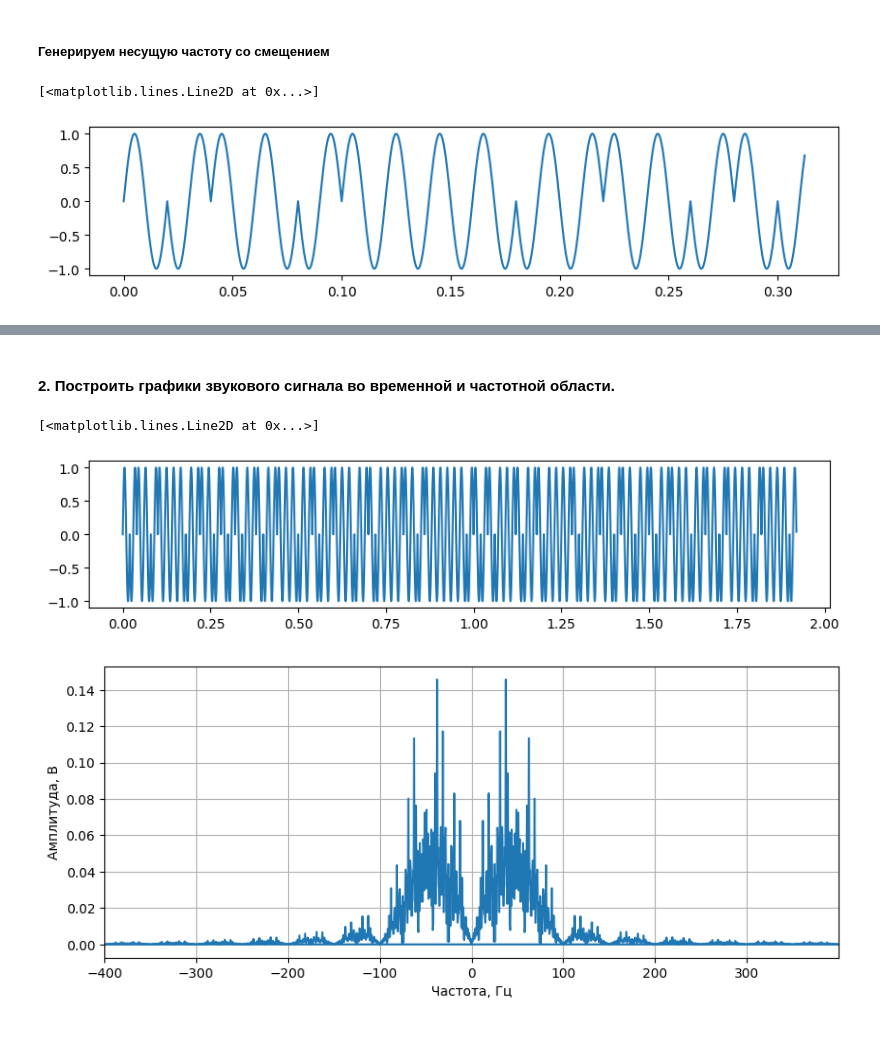
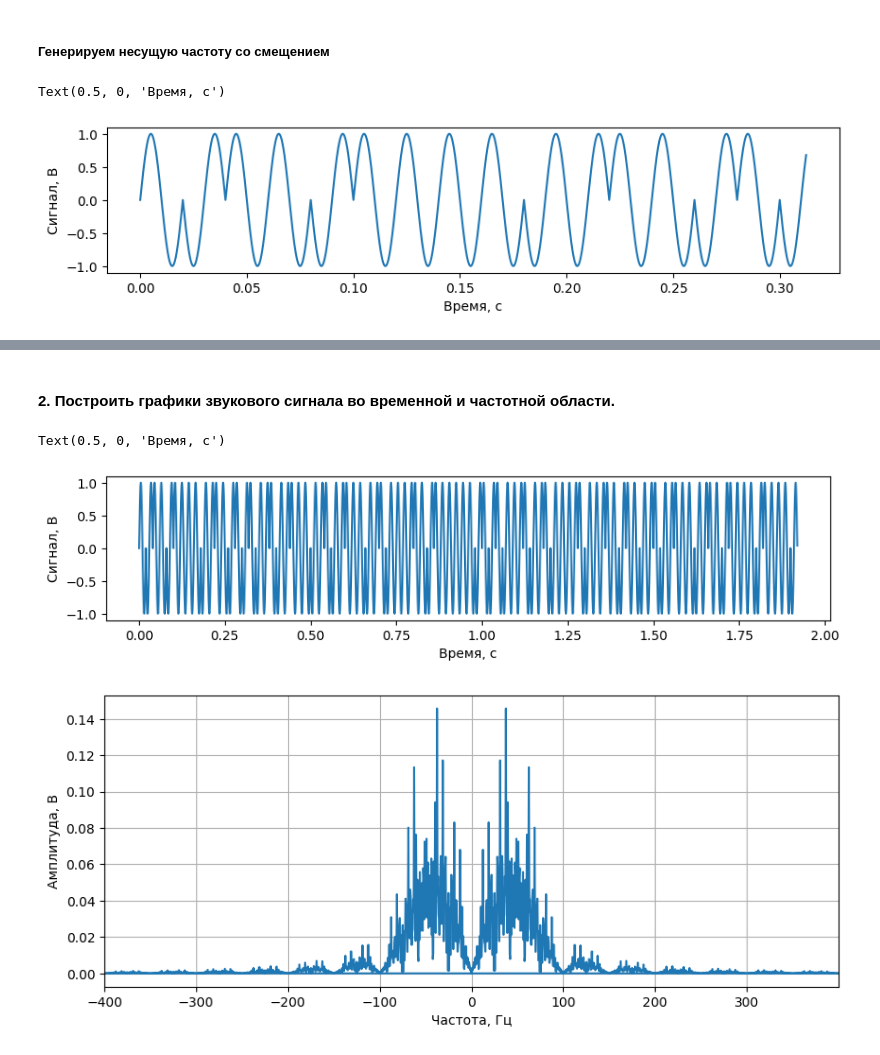
Before and after one commit to ekinohito/signals, a Jupyter notebook: lab_7/lab.ipynb, the cells around one changed output, grey strips where cells are left out. Drawn from its saved outputs; the diff is of its cells as text; code cells hidden in the pictures.

```diff
--- a/lab_7/lab.ipynb
+++ b/lab_7/lab.ipynb
@@ -54,11 +54,13 @@ plt.plot(time, phase_shifts)
 # %%
 signal = np.sin(2 * np.pi * carrier_freq * time + phase_shifts)
 
 plt.figure(figsize=(10, 2))
 plt.plot(time[:2500], signal[:2500])
+plt.ylabel('Сигнал, В')
+plt.xlabel('Время, с')
 # %% [output]
-[<matplotlib.lines.Line2D at 0x...>]
+Text(0.5, 0, 'Время, с')
-[figure, old version]
+[figure, new version]
 # %%
 from soundfile import write
 from IPython.display import Audio
@@ -73,9 +75,11 @@ Audio('signal.wav') # Как звучит!
 # %%
 plt.figure(figsize=(10, 2))
 plt.plot(time, signal)
+plt.ylabel('Сигнал, В')
+plt.xlabel('Время, с')
 # %% [output]
-[<matplotlib.lines.Line2D at 0x...>]
+Text(0.5, 0, 'Время, с')
-[figure, old version]
+[figure, new version]
 # %%
 from scipy.fft import fft, fftfreq
 
```
Also changed, not shown: parts of 1 cell of this notebook, 2 other files.
